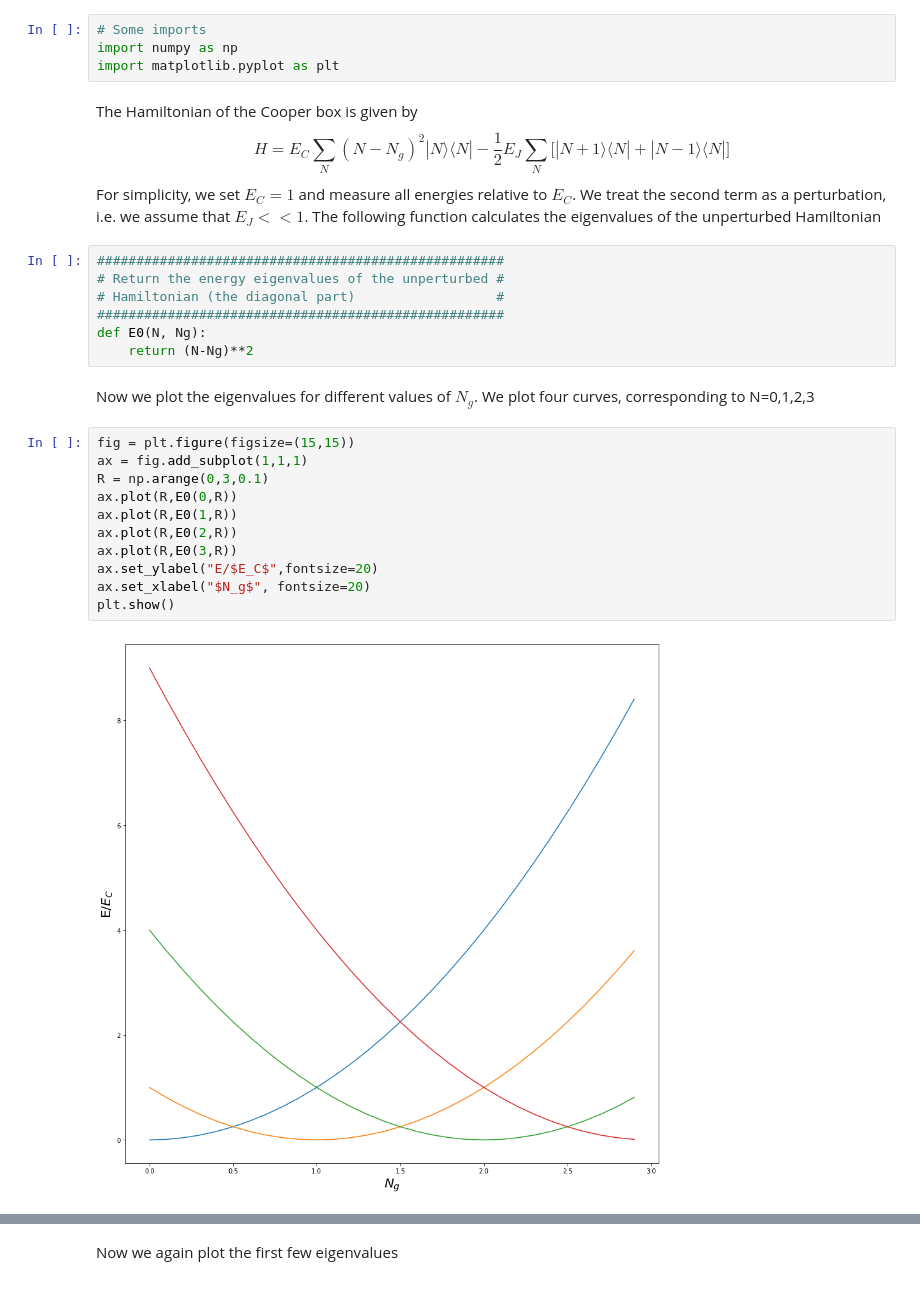
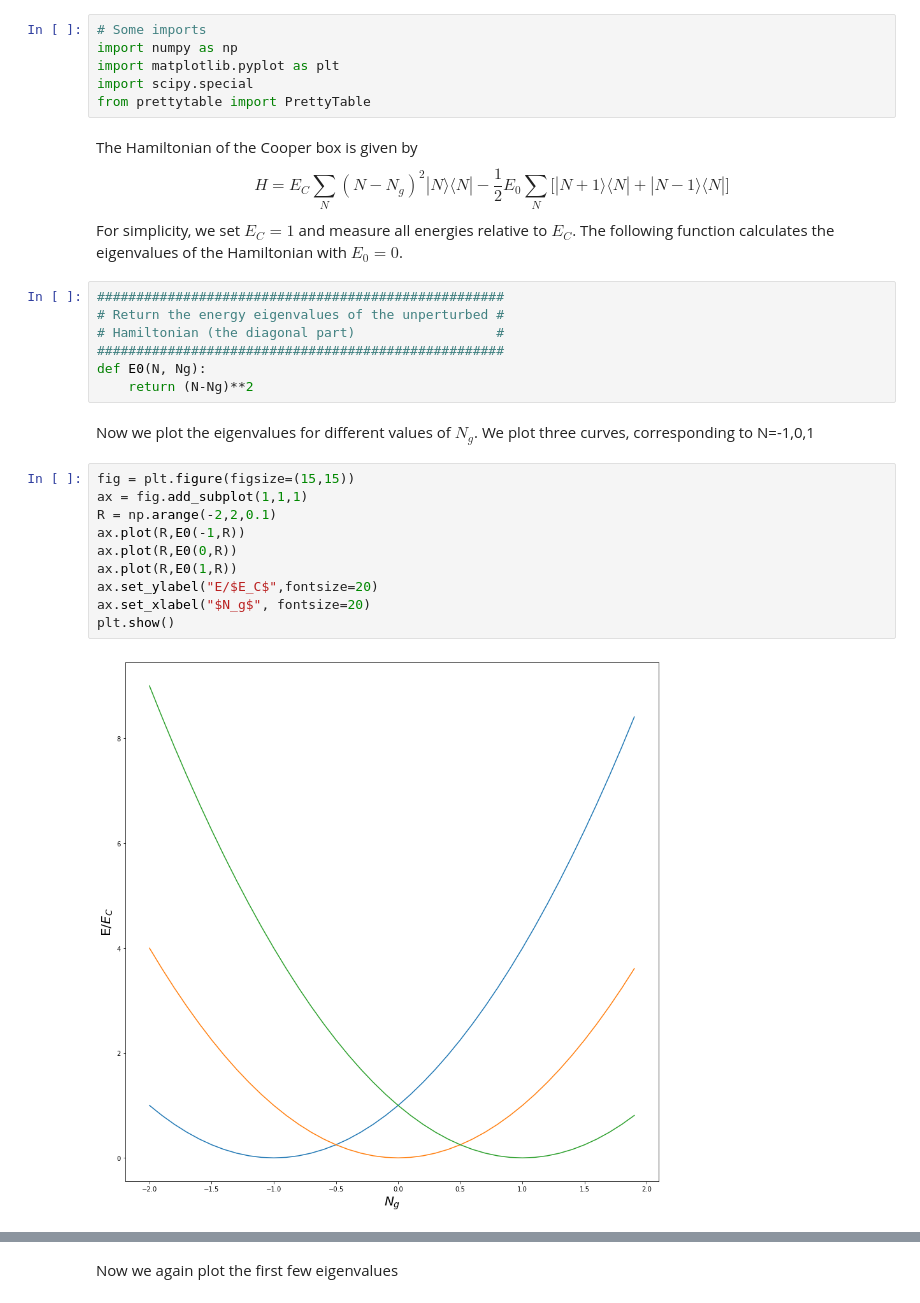
Before and after one commit to christianb93/QuantumComputing, a Jupyter notebook: Implementations/CooperPairBox.ipynb, the cells around one changed output, grey strips where cells are left out. Cells and saved outputs as stored; diff of their text form.

```diff
--- a/Implementations/CooperPairBox.ipynb
+++ b/Implementations/CooperPairBox.ipynb
@@ -2,17 +2,19 @@
 # Some imports
 import numpy as np
 import matplotlib.pyplot as plt
+import scipy.special
+from prettytable import PrettyTable
 # %% [markdown]
 The Hamiltonian of the Cooper box is given by
 $$
 H = E_C \sum_N (N-N_g)^2 |N \rangle \langle N |
 -
-\frac{1}{2}E_J \sum_N
+\frac{1}{2}E_0 \sum_N
 \big[
 |N+1\rangle \langle N| +  |N-1\rangle \langle N|
 \big]
 $$
-For simplicity, we set $E_C = 1$ and measure all energies relative to $E_C$. We treat the second term as a perturbation, i.e. we assume that $E_J << 1$. The following function calculates the eigenvalues of the unperturbed Hamiltonian
+For simplicity, we set $E_C = 1$ and measure all energies relative to $E_C$. The following function calculates the eigenvalues of the Hamiltonian with $E_0 = 0$.
 # %%
 ####################################################
 # Return the energy eigenvalues of the unperturbed #
@@ -21,18 +23,17 @@ For simplicity, we set $E_C = 1$ and measure all energies relative to $E_C$. We
 def E0(N, Ng):
     return (N-Ng)**2
 # %% [markdown]
-Now we plot the eigenvalues for different values of $N_g$. We plot four curves, corresponding to N=0,1,2,3
+Now we plot the eigenvalues for different values of $N_g$. We plot three curves, corresponding to N=-1,0,1
 # %%
 fig = plt.figure(figsize=(15,15))
 ax = fig.add_subplot(1,1,1)
-R = np.arange(0,3,0.1)
+R = np.arange(-2,2,0.1)
+ax.plot(R,E0(-1,R))
 ax.plot(R,E0(0,R))
 ax.plot(R,E0(1,R))
-ax.plot(R,E0(2,R))
-ax.plot(R,E0(3,R))
 ax.set_ylabel("E/$E_C$",fontsize=20)
 ax.set_xlabel("$N_g$", fontsize=20)
 plt.show()
 # %% [output]
-[figure, old version]
+[figure, new version]
 # %% [markdown]
```
Also changed, not shown: parts of 5 cells of this notebook, 11 other files.
